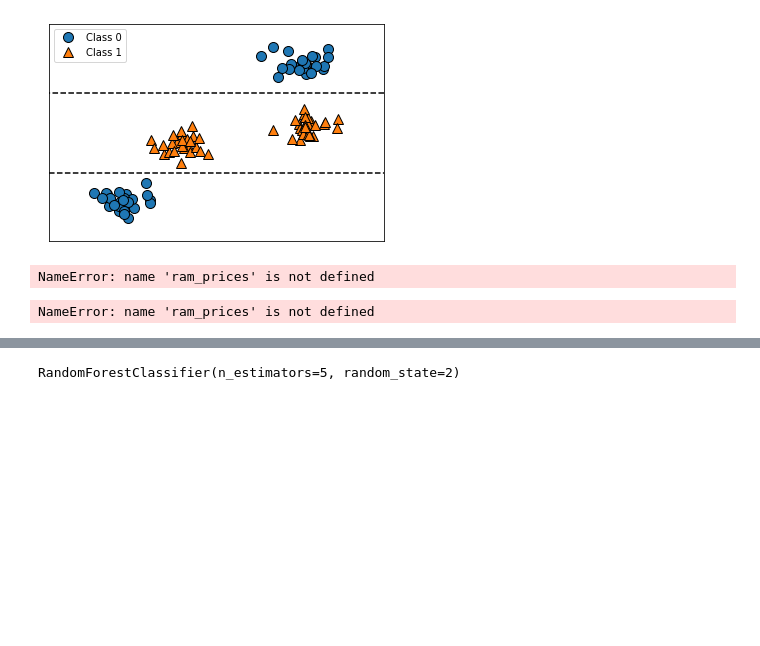
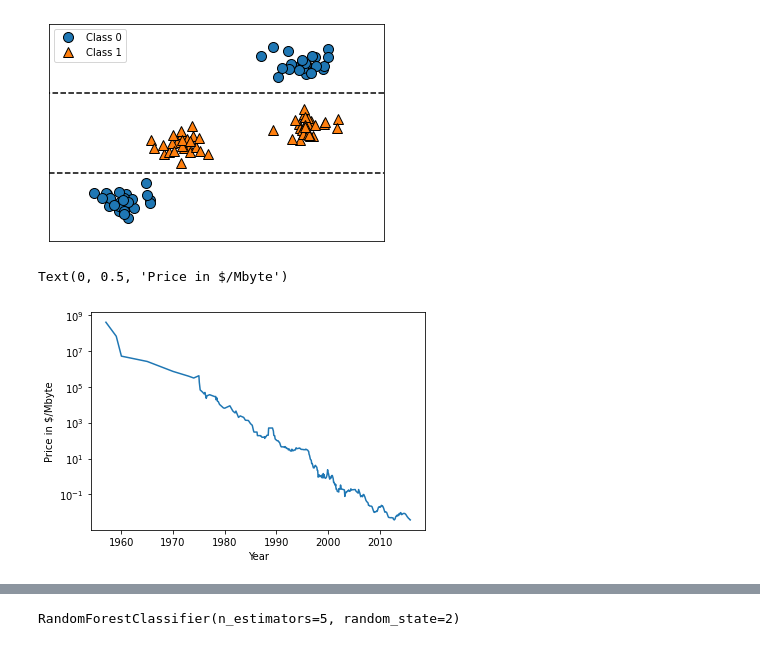
Before and after one commit to zoeydy/techGit, a Jupyter notebook: ML_intro_py/Chapter2_supervised_L.ipynb, the cells around one changed output, grey strips where cells are left out. Drawn from its saved outputs; the diff is of its cells as text; code cells hidden in the pictures; blank space fills up the shorter version.

```diff
--- a/ML_intro_py/Chapter2_supervised_L.ipynb
+++ b/ML_intro_py/Chapter2_supervised_L.ipynb
@@ -617,15 +616,14 @@ Feature importances: [0. 1.]
 [figure]
 # %%
 import pandas as pd
-from sklearn.tree import DecisionTreeRegressor
-ram_prices = ram_prices
-# ram_prices = pd.read_csv("data/ram_price.csv")
+ram_prices = pd.read_csv("data/ram_price.csv")
 
 plt.semilogy(ram_prices.date, ram_prices.price)
 plt.xlabel("Year")
 plt.ylabel("Price in $/Mbyte")
 # %% [output]
-NameError: name 'ram_prices' is not defined
+Text(0, 0.5, 'Price in $/Mbyte')
+[figure, added]
 # %%
 from sklearn.tree import DecisionTreeRegressor
 # use historical data to forecast prices after the year 2000
@@ -649,8 +647,6 @@ pred_lr = linear_reg.predict(X_all)
 # undo log-transform
 price_tree = np.exp(pred_tree)
 price_lr = np.exp(pred_lr)
-# %% [output]
-NameError: name 'ram_prices' is not defined
 # %%
 plt.semilogy(data_train.date, data_train.price, label="Training data")
 plt.semilogy(data_test.date, data_test.price, label="Test data")
```
Also changed, not shown: parts of 31 cells of this notebook, 5 other files.
